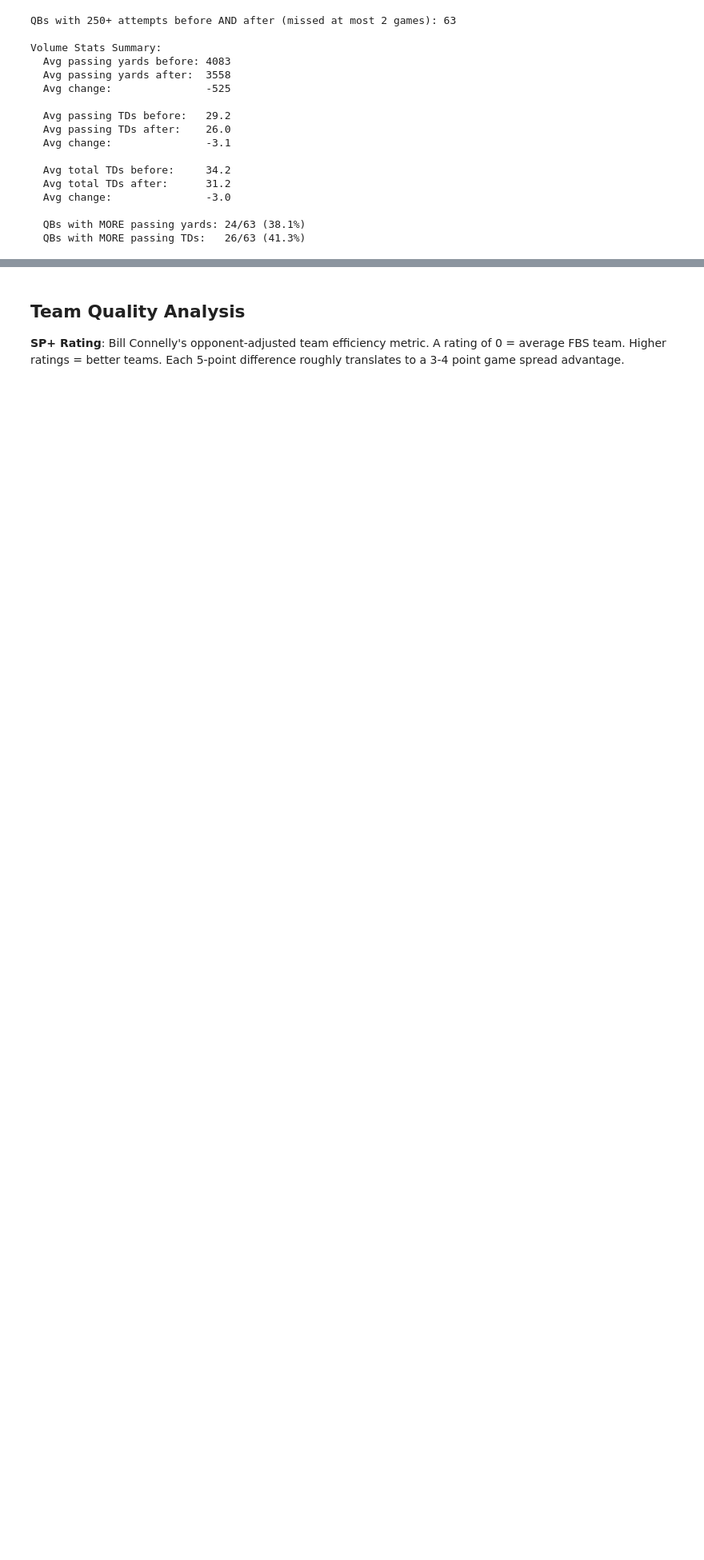
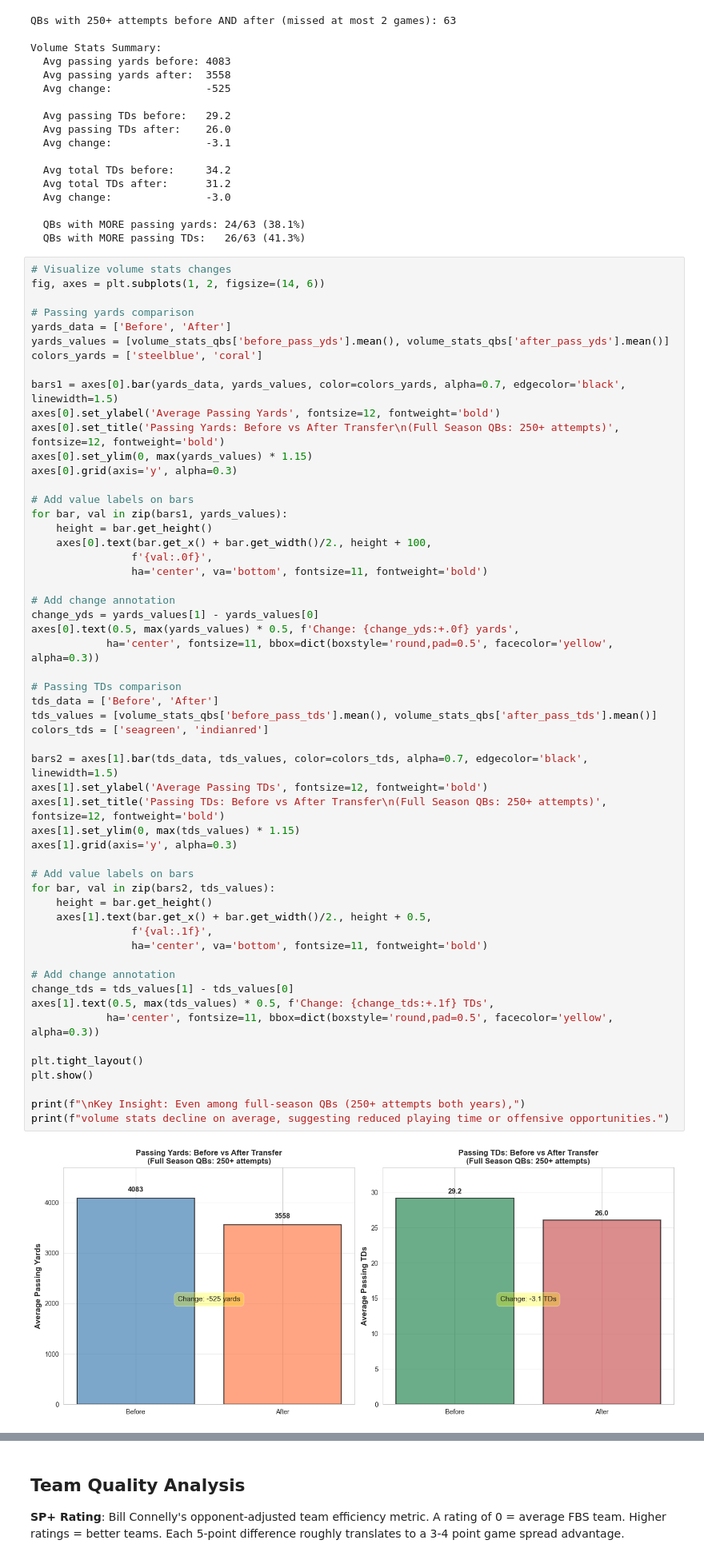
Before and after one commit to lhakso/cfb_analysis, a Jupyter notebook: notebooks/02_exploratory_analysis.ipynb, the cells around one changed output, grey strips where cells are left out. Shown at 80% size. Cells and saved outputs as stored; diff of their text form; blank space fills up the shorter version.

Commit message:
volume plots

```diff
--- a/notebooks/02_exploratory_analysis.ipynb
+++ b/notebooks/02_exploratory_analysis.ipynb
@@ -581,3 +581,60 @@ Volume Stats Summary:
 
   QBs with MORE passing yards: 24/63 (38.1%)
   QBs with MORE passing TDs:   26/63 (41.3%)
+# %%
+# Visualize volume stats changes
+fig, axes = plt.subplots(1, 2, figsize=(14, 6))
+
+# Passing yards comparison
+yards_data = ['Before', 'After']
+yards_values = [volume_stats_qbs['before_pass_yds'].mean(), volume_stats_qbs['after_pass_yds'].mean()]
+colors_yards = ['steelblue', 'coral']
+
+bars1 = axes[0].bar(yards_data, yards_values, color=colors_yards, alpha=0.7, edgecolor='black', linewidth=1.5)
+axes[0].set_ylabel('Average Passing Yards', fontsize=12, fontweight='bold')
+axes[0].set_title('Passing Yards: Before vs After Transfer\n(Full Season QBs: 250+ attempts)', fontsize=12, fontweight='bold')
+axes[0].set_ylim(0, max(yards_values) * 1.15)
+axes[0].grid(axis='y', alpha=0.3)
+
+# Add value labels on bars
+for bar, val in zip(bars1, yards_values):
+    height = bar.get_height()
+    axes[0].text(bar.get_x() + bar.get_width()/2., height + 100,
+                f'{val:.0f}',
+                ha='center', va='bottom', fontsize=11, fontweight='bold')
+
+# Add change annotation
+change_yds = yards_values[1] - yards_values[0]
+axes[0].text(0.5, max(yards_values) * 0.5, f'Change: {change_yds:+.0f} yards',
+            ha='center', fontsize=11, bbox=dict(boxstyle='round,pad=0.5', facecolor='yellow', alpha=0.3))
+
+# Passing TDs comparison
+tds_data = ['Before', 'After']
+tds_values = [volume_stats_qbs['before_pass_tds'].mean(), volume_stats_qbs['after_pass_tds'].mean()]
+colors_tds = ['seagreen', 'indianred']
+
+bars2 = axes[1].bar(tds_data, tds_values, color=colors_tds, alpha=0.7, edgecolor='black', linewidth=1.5)
+axes[1].set_ylabel('Average Passing TDs', fontsize=12, fontweight='bold')
+axes[1].set_title('Passing TDs: Before vs After Transfer\n(Full Season QBs: 250+ attempts)', fontsize=12, fontweight='bold')
+axes[1].set_ylim(0, max(tds_values) * 1.15)
+axes[1].grid(axis='y', alpha=0.3)
+
+# Add value labels on bars
+for bar, val in zip(bars2, tds_values):
+    height = bar.get_height()
+    axes[1].text(bar.get_x() + bar.get_width()/2., height + 0.5,
+                f'{val:.1f}',
+                ha='center', va='bottom', fontsize=11, fontweight='bold')
+
+# Add change annotation
+change_tds = tds_values[1] - tds_values[0]
+axes[1].text(0.5, max(tds_values) * 0.5, f'Change: {change_tds:+.1f} TDs',
+            ha='center', fontsize=11, bbox=dict(boxstyle='round,pad=0.5', facecolor='yellow', alpha=0.3))
+
+plt.tight_layout()
+plt.show()
+
+print(f"\nKey Insight: Even among full-season QBs (250+ attempts both years),")
+print(f"volume stats decline on average, suggesting reduced playing time or offensive opportunities.")
+# %% [output]
+[figure, added]
```
Also changed, not shown: parts of 3 cells of this notebook.
